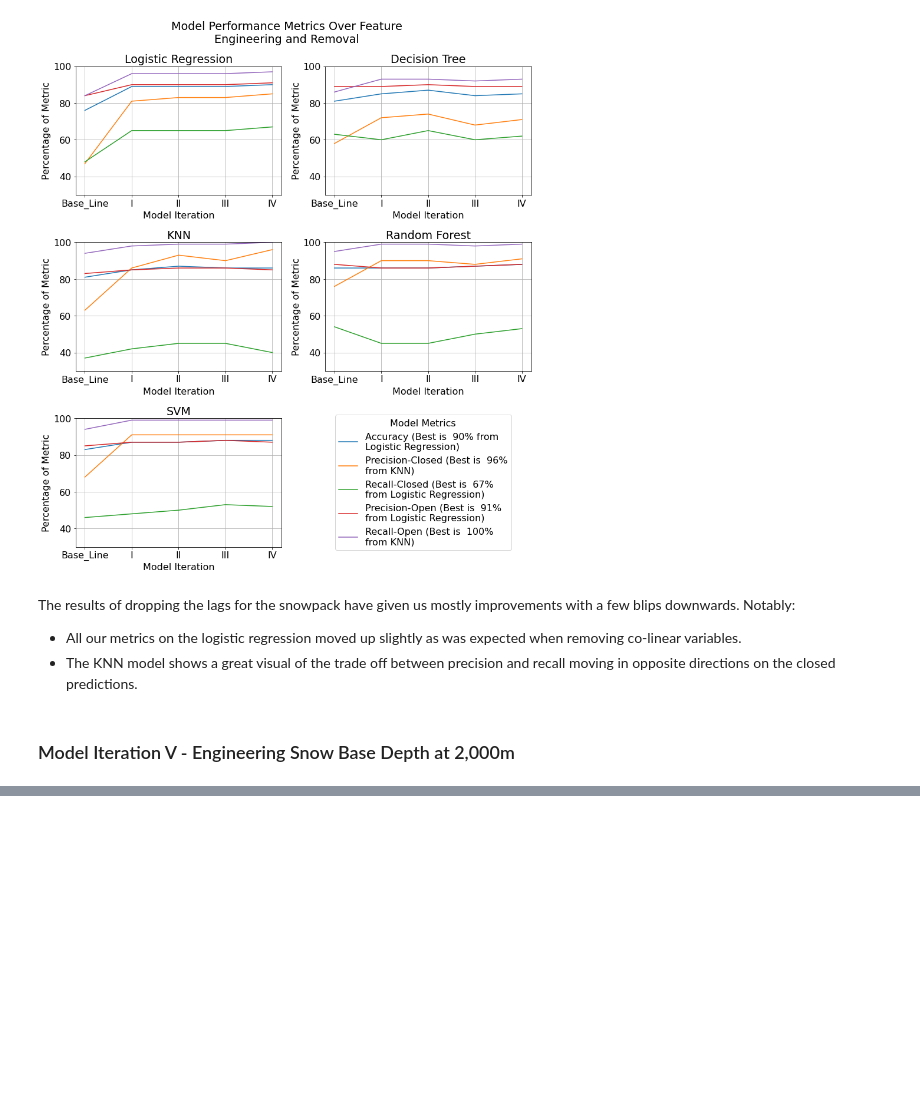
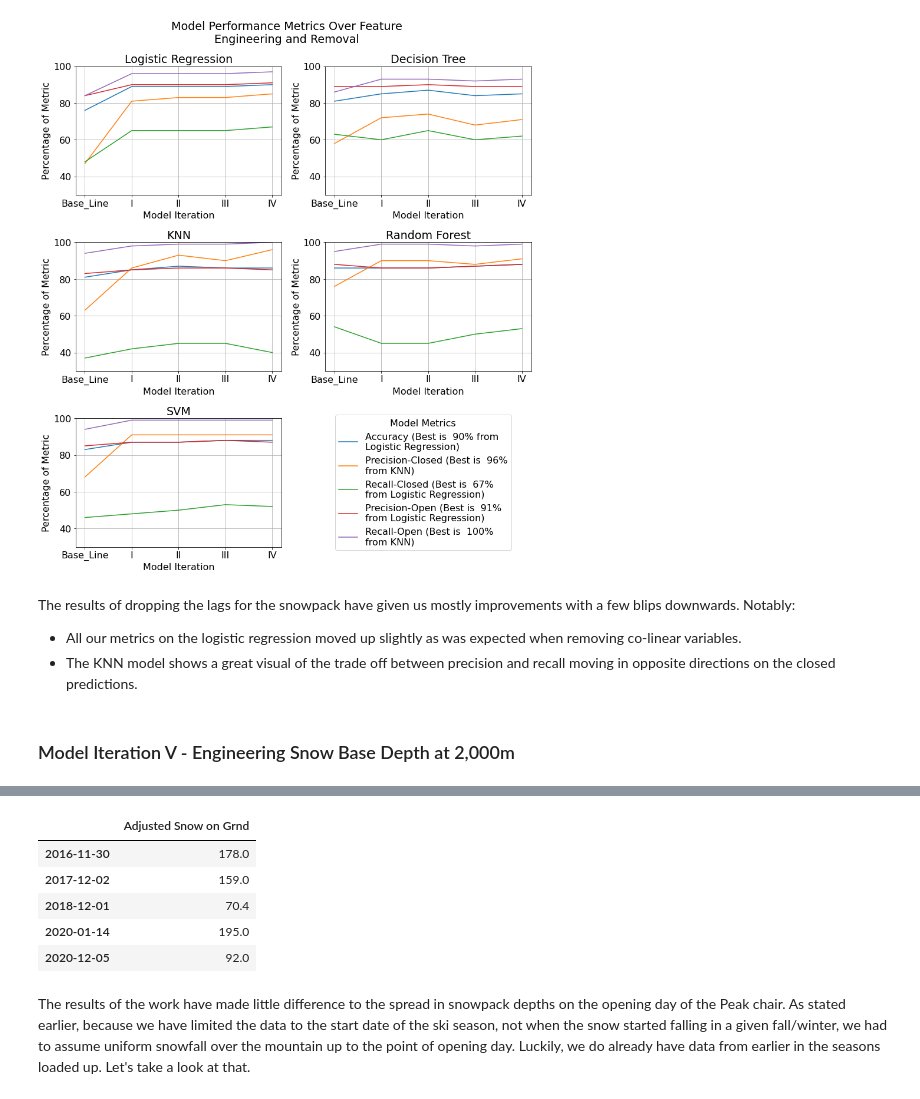
Before and after one commit to wjmatthews/wb_lift_openings, a Jupyter notebook: FeatureEngineeringAndModellingPartII.ipynb, the cells around one changed output, grey strips where cells are left out. Saved outputs shown, nothing was run; the diff lists cells and outputs as text; code cells hidden in the pictures; blank space fills up the shorter version.

```diff
--- a/FeatureEngineeringAndModellingPartII.ipynb
+++ b/FeatureEngineeringAndModellingPartII.ipynb
@@ -881,9 +900,9 @@ We do have to make one unforunate assumption.  Because we have discarded data ea
 Let's define a function to do the interpolation for us, then add our new snow pack depth columns (one for each lag day), drop the snow pack old columns, visualize the variance, and run the new columns through our model.
 # %%
 # get copy of df to work with
-peak_df3 = peak_df2.copy(deep = True)
+peak_df4 = peak_df3.copy(deep = True)
 
 # create a temporary column that gives us the difference between
-# snow on the ground today and snow on the ground tomorrow.
-peak_df3['snowpakc_diff'] = peak_df3['Snow on Grnd (cm)_L0h'].diff()
+# snow on the ground today and snow on the ground yesterday.
+peak_df4['snowpack_diff'] = -1*peak_df4['Snow on Grnd (cm)_L0h'].diff(periods = -1)
 # %%
@@ -915,0 +996,18 @@ def interpolate_snowpack(row):
+# %%
+# enter list of opening days
+opening_days = ['2016-11-30', '2017-12-02', '2018-12-01', '2020-01-14', '2020-12-05']
+
+# convert opening dates to type datetime.date so it can be used to pull from the date index in the df
+opening_days = [datetime.strptime(date, '%Y-%m-%d').date() for date in opening_days]
+
+# display df filtered for opening days.
+peak_df4.loc[opening_days, ['Adjusted Snow on Grnd']]
+# %% [output]
+|  | Adjusted Snow on Grnd |
+| 2016-11-30 | 178.0 |
+| 2017-12-02 | 159.0 |
+| 2018-12-01 | 70.4 |
+| 2020-01-14 | 195.0 |
+| 2020-12-05 | 92.0 |
+# %% [markdown]
+The results of the work have made little difference to the spread in snowpack depths on the opening day of the Peak chair.  As stated earlier, because we have limited the data to the start date of the ski season, not when the snow started falling in a given fall/winter, we had to assume uniform snowfall over the mountain up to the point of opening day.  Luckily, we do already have data from earlier in the seasons loaded up.  Let's take a look at that.
```
Also changed, not shown: parts of 25 cells of this notebook, 1 other file.
